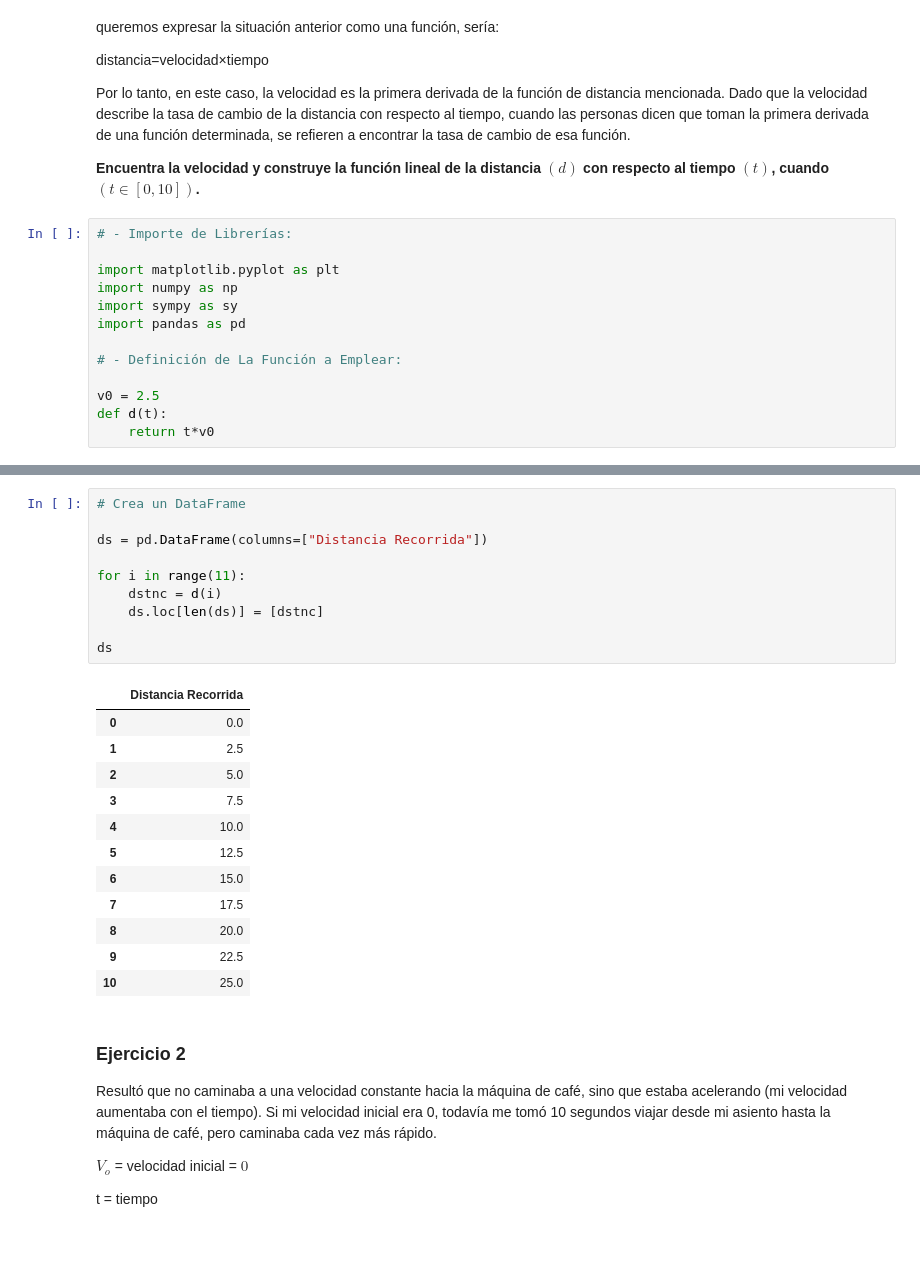
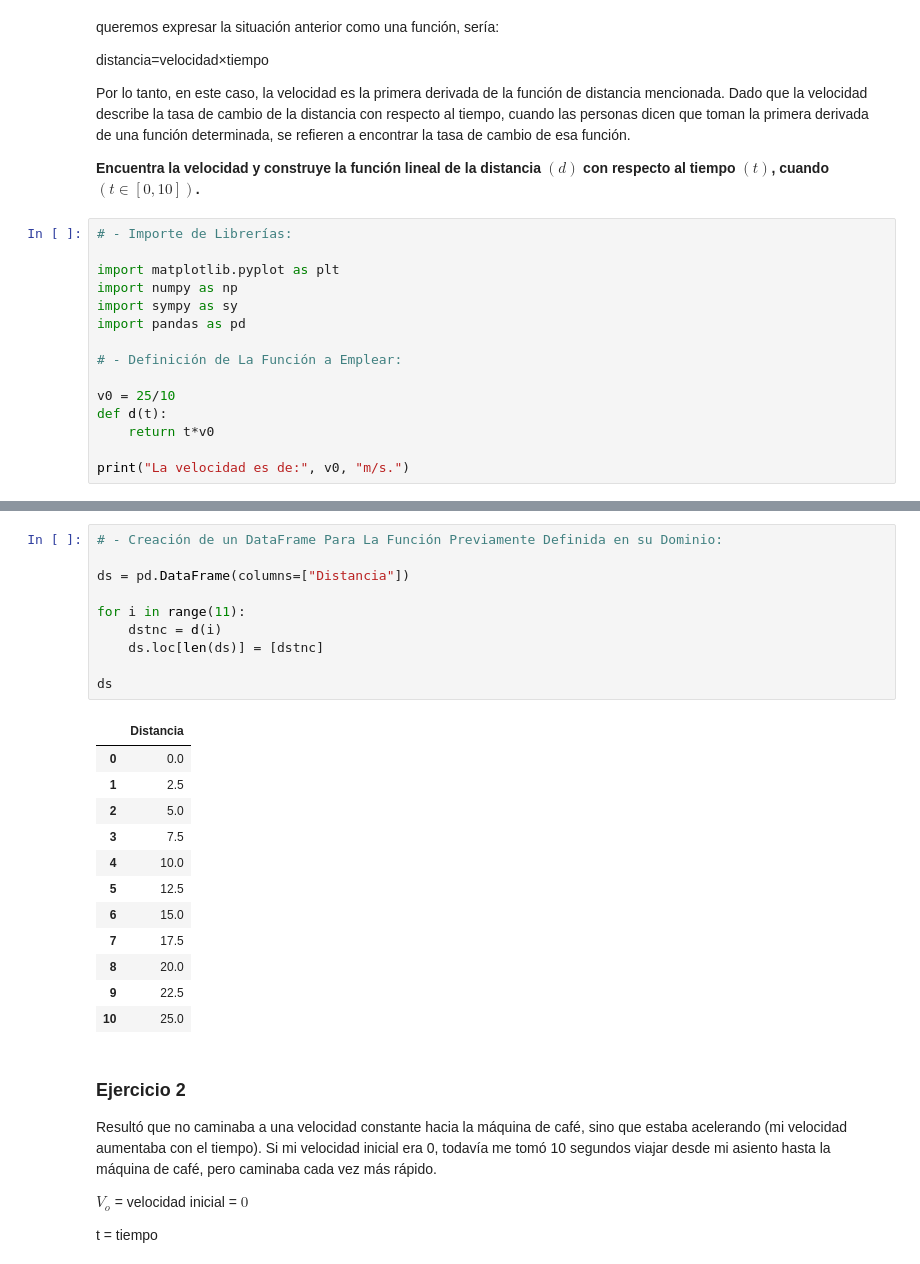
Before and after one commit to meneses-ls/2-calculus-and-algebra-problems-with-python, a Jupyter notebook: notebook/problems.es.ipynb, the cells around one changed output, grey strips where cells are left out. Saved outputs shown, nothing was run; the diff lists cells and outputs as text.

```diff
--- a/notebook/problems.es.ipynb
+++ b/notebook/problems.es.ipynb
@@ -31,6 +31,8 @@ import pandas as pd
 
 # - Definición de La Función a Emplear:
 
-v0 = 2.5
+v0 = 25/10
 def d(t):
     return t*v0
+
+print("La velocidad es de:", v0, "m/s.")
@@ -52,17 +56,17 @@ plt.show()
 # %% [output]
 [figure]
 # %%
-# Crea un DataFrame
+# - Creación de un DataFrame Para La Función Previamente Definida en su Dominio:
 
-ds = pd.DataFrame(columns=["Distancia Recorrida"])
+ds = pd.DataFrame(columns=["Distancia"])
 
 for i in range(11):
     dstnc = d(i)
     ds.loc[len(ds)] = [dstnc]
 
 ds
 # %% [output]
-|  | Distancia Recorrida |
+|  | Distancia |
 | 0 | 0.0 |
 | 1 | 2.5 |
 | 2 | 5.0 |
```
Also changed, not shown: parts of 4 cells of this notebook.
